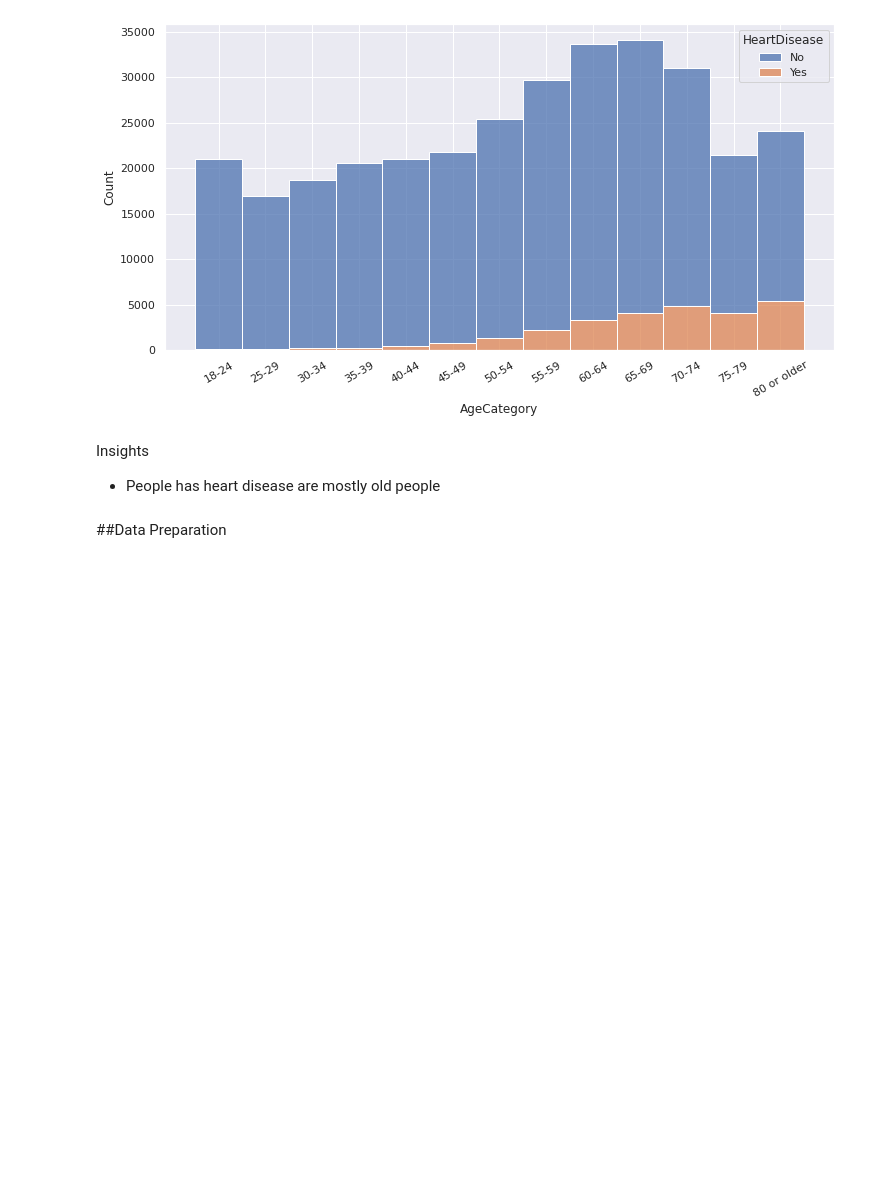
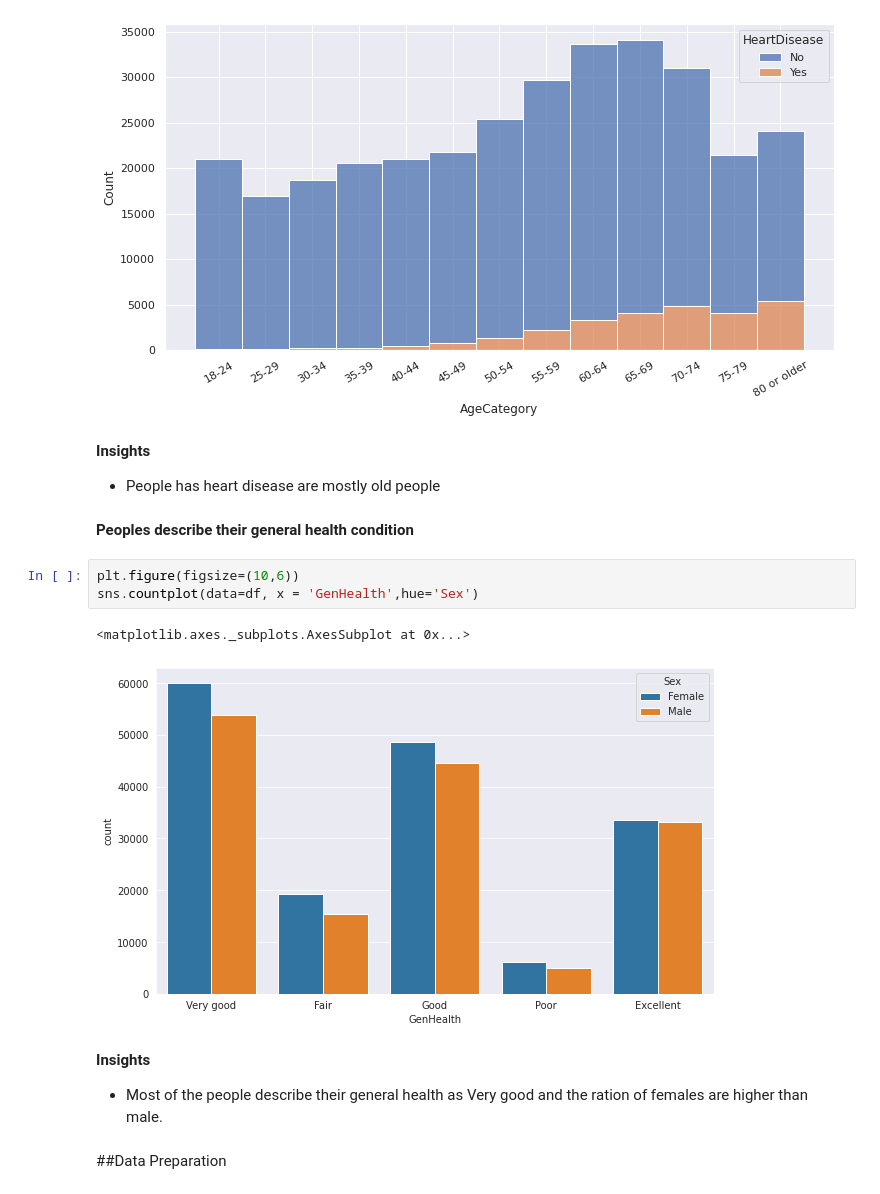
Before and after one commit to absiddik7/Heart_Disease_Prediction, a Jupyter notebook: Heart_Disease_Prediction.ipynb, the cells around one changed output. Cells and saved outputs as stored; diff of their text form; blank space fills up the shorter version.

```diff
--- a/Heart_Disease_Prediction.ipynb
+++ b/Heart_Disease_Prediction.ipynb
@@ -35,10 +91,22 @@ plt.show()
 # %% [output]
 [figure]
 # %% [markdown]
-Insights
+**Insights**
 
 
 *   People has heart disease are mostly old people
+# %% [markdown]
+**Peoples describe their general health condition**
+# %%
+plt.figure(figsize=(10,6))
+sns.countplot(data=df, x = 'GenHealth',hue='Sex')
+# %% [output]
+<matplotlib.axes._subplots.AxesSubplot at 0x...>
+[figure, added]
+# %% [markdown]
+**Insights**
+
+*  Most of the people describe their general health as Very good and the ration of females are higher than male.
 # %% [markdown]
 ##Data Preparation
 # %% [markdown]
```
Also changed, not shown: parts of 35 cells of this notebook.
